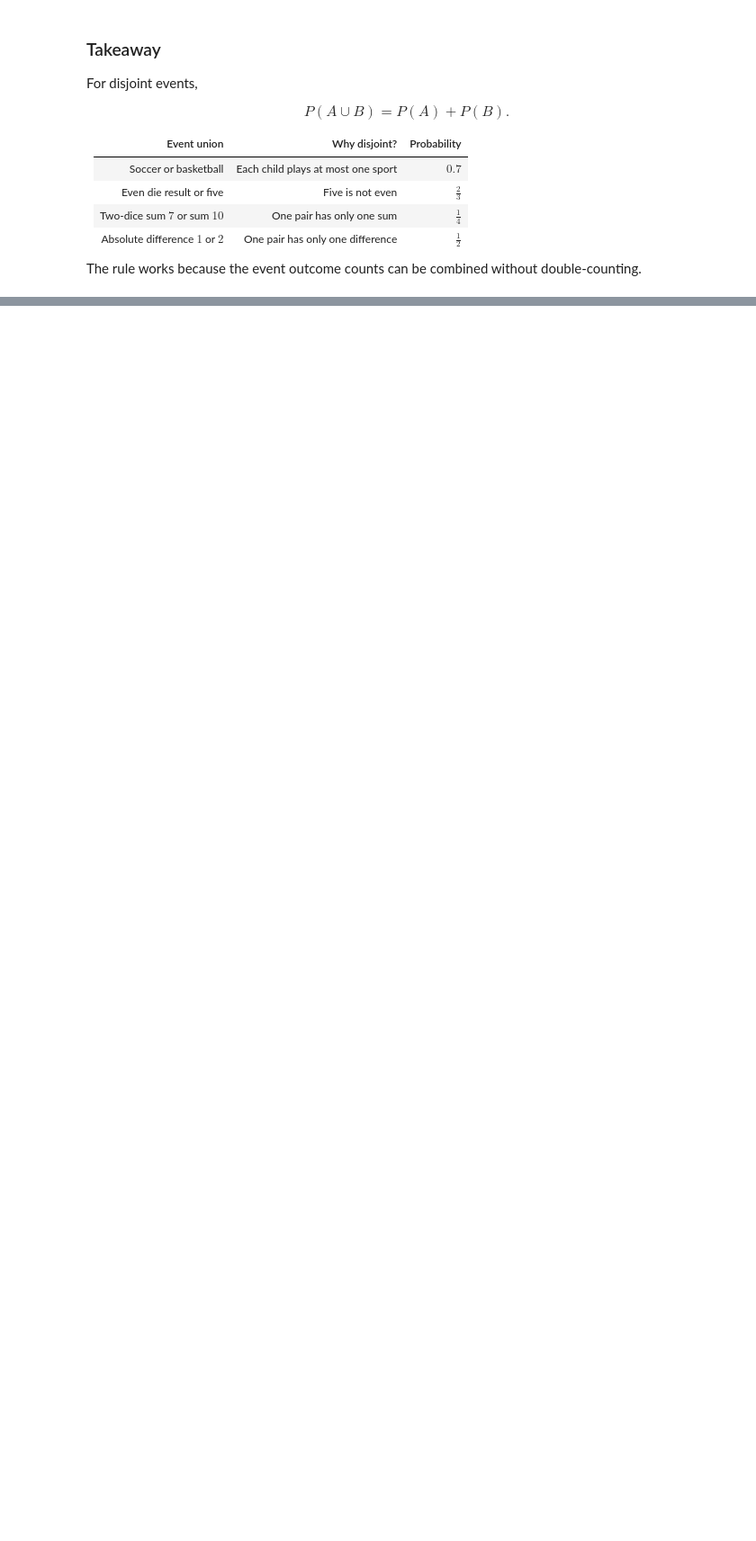
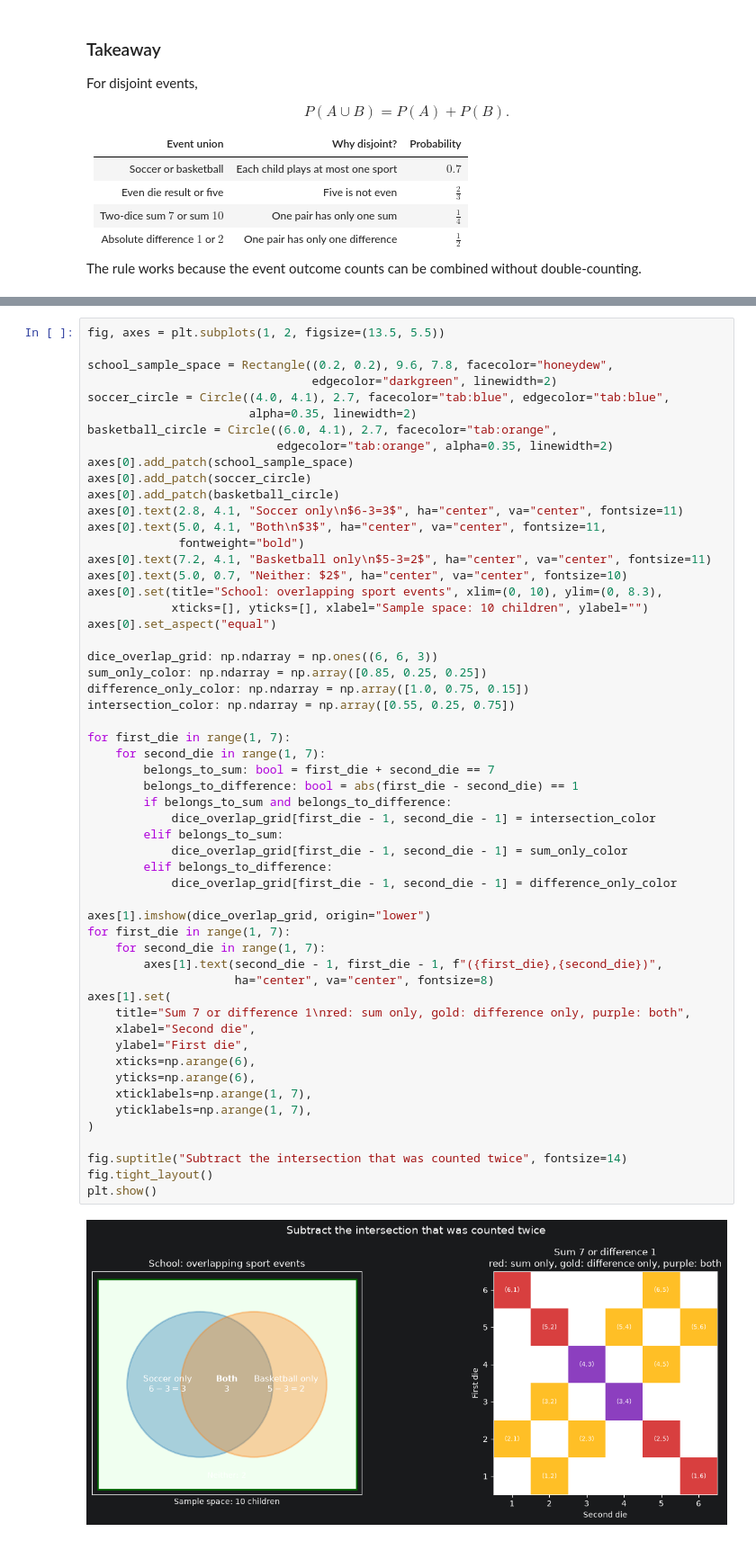
Before and after one commit to majorgilles/mathematics-for-machine-learning-and-data-science, a Jupyter notebook: weeks/c3_w1/01_probability_and_probability_distributions.ipynb, the cells around one changed output, grey strips where cells are left out. Shown at 90% size. Drawn from its saved outputs; the diff is of its cells as text; blank space fills up the shorter version.

```diff
--- a/weeks/c3_w1/01_probability_and_probability_distributions.ipynb
+++ b/weeks/c3_w1/01_probability_and_probability_distributions.ipynb
@@ -821,0 +970,57 @@ The rule works because the event outcome counts can be combined without double-c
+# %%
+fig, axes = plt.subplots(1, 2, figsize=(13.5, 5.5))
+
+school_sample_space = Rectangle((0.2, 0.2), 9.6, 7.8, facecolor="honeydew",
+                                edgecolor="darkgreen", linewidth=2)
+soccer_circle = Circle((4.0, 4.1), 2.7, facecolor="tab:blue", edgecolor="tab:blue",
+                       alpha=0.35, linewidth=2)
+basketball_circle = Circle((6.0, 4.1), 2.7, facecolor="tab:orange",
+                           edgecolor="tab:orange", alpha=0.35, linewidth=2)
+axes[0].add_patch(school_sample_space)
+axes[0].add_patch(soccer_circle)
+axes[0].add_patch(basketball_circle)
+axes[0].text(2.8, 4.1, "Soccer only\n$6-3=3$", ha="center", va="center", fontsize=11)
+axes[0].text(5.0, 4.1, "Both\n$3$", ha="center", va="center", fontsize=11,
+             fontweight="bold")
+axes[0].text(7.2, 4.1, "Basketball only\n$5-3=2$", ha="center", va="center", fontsize=11)
+axes[0].text(5.0, 0.7, "Neither: $2$", ha="center", va="center", fontsize=10)
+axes[0].set(title="School: overlapping sport events", xlim=(0, 10), ylim=(0, 8.3),
+            xticks=[], yticks=[], xlabel="Sample space: 10 children", ylabel="")
+axes[0].set_aspect("equal")
+
+dice_overlap_grid: np.ndarray = np.ones((6, 6, 3))
+sum_only_color: np.ndarray = np.array([0.85, 0.25, 0.25])
+difference_only_color: np.ndarray = np.array([1.0, 0.75, 0.15])
+intersection_color: np.ndarray = np.array([0.55, 0.25, 0.75])
+
+for first_die in range(1, 7):
+    for second_die in range(1, 7):
+        belongs_to_sum: bool = first_die + second_die == 7
+        belongs_to_difference: bool = abs(first_die - second_die) == 1
+        if belongs_to_sum and belongs_to_difference:
+            dice_overlap_grid[first_die - 1, second_die - 1] = intersection_color
+        elif belongs_to_sum:
+            dice_overlap_grid[first_die - 1, second_die - 1] = sum_only_color
+        elif belongs_to_difference:
+            dice_overlap_grid[first_die - 1, second_die - 1] = difference_only_color
+
+axes[1].imshow(dice_overlap_grid, origin="lower")
+for first_die in range(1, 7):
+    for second_die in range(1, 7):
+        axes[1].text(second_die - 1, first_die - 1, f"({first_die},{second_die})",
+                     ha="center", va="center", fontsize=8)
+axes[1].set(
+    title="Sum 7 or difference 1\nred: sum only, gold: difference only, purple: both",
+    xlabel="Second die",
+    ylabel="First die",
+    xticks=np.arange(6),
+    yticks=np.arange(6),
+    xticklabels=np.arange(1, 7),
+    yticklabels=np.arange(1, 7),
+)
+
+fig.suptitle("Subtract the intersection that was counted twice", fontsize=14)
+fig.tight_layout()
+plt.show()
+# %% [output]
+[figure, added]
```
Also changed, not shown: parts of 9 cells of this notebook.
